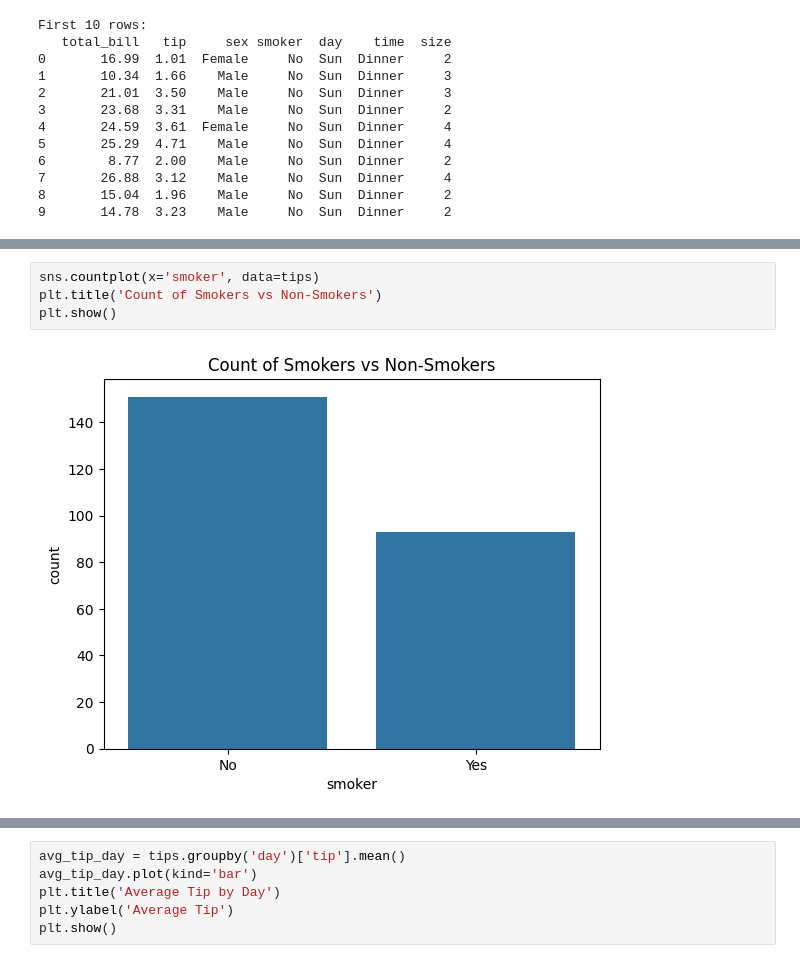
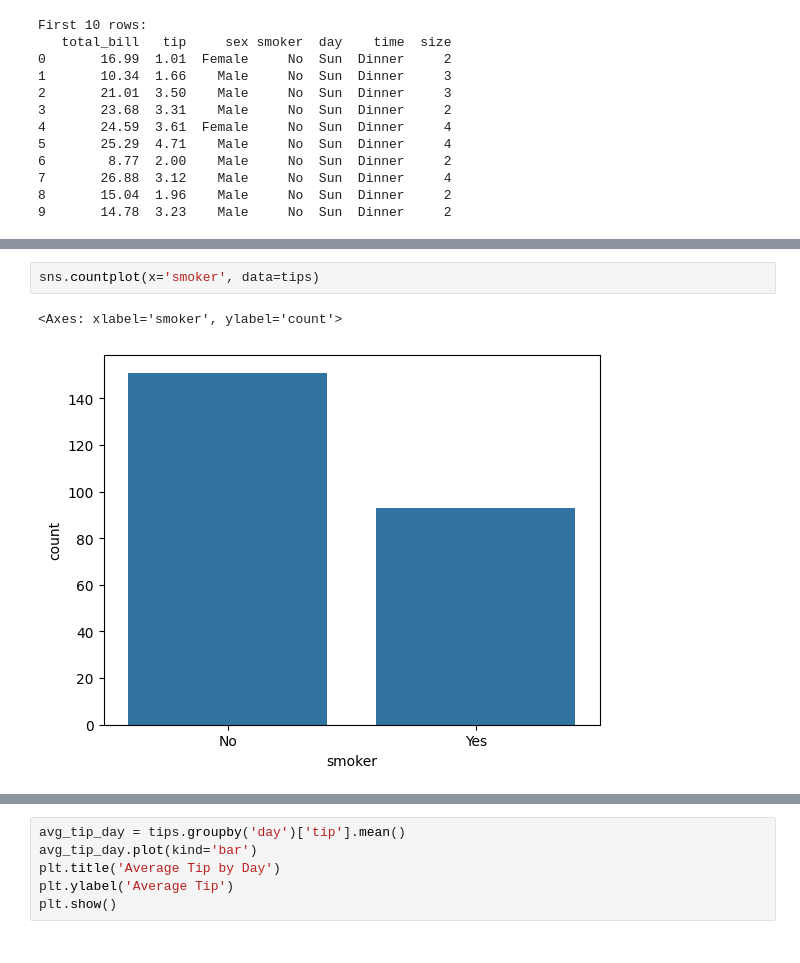
Before and after one commit to raalrwai/ml-pipeline-notebooks, a Jupyter notebook: jupyter/tips/tips.ipynb, the cells around one changed output, grey strips where cells are left out. Drawn from its saved outputs; the diff is of its cells as text.

```diff
--- a/jupyter/tips/tips.ipynb
+++ b/jupyter/tips/tips.ipynb
@@ -149,8 +165,7 @@ plt.show()
 # %%
 sns.countplot(x='smoker', data=tips)
-plt.title('Count of Smokers vs Non-Smokers')
-plt.show()
 # %% [output]
+<Axes: xlabel='smoker', ylabel='count'>
-[figure, old version]
+[figure, new version]
 # %%
 sns.countplot(x='day', data=tips)
```
Also changed, not shown: parts of 14 cells of this notebook, 7 other files.
